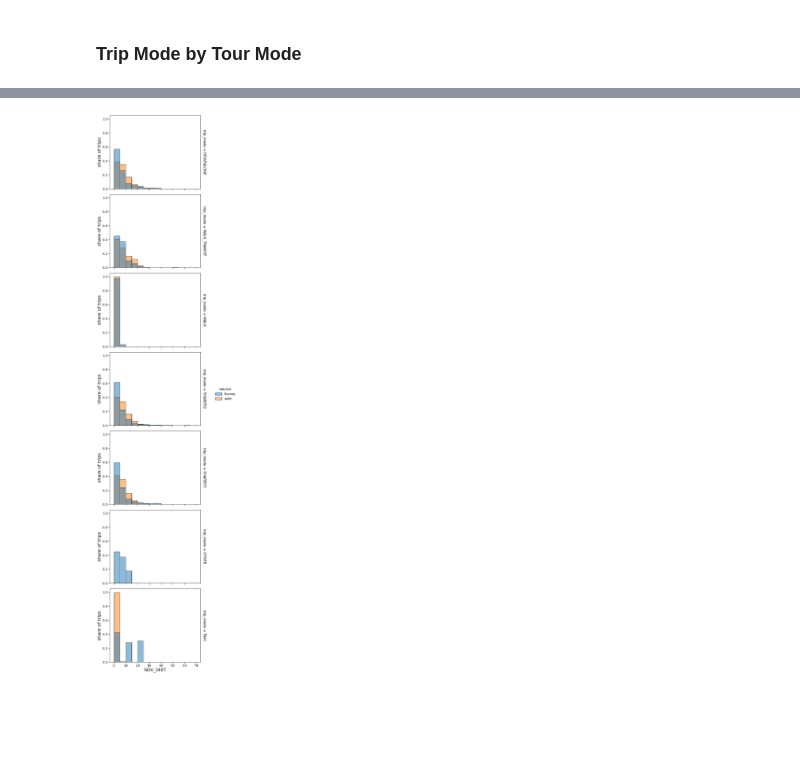
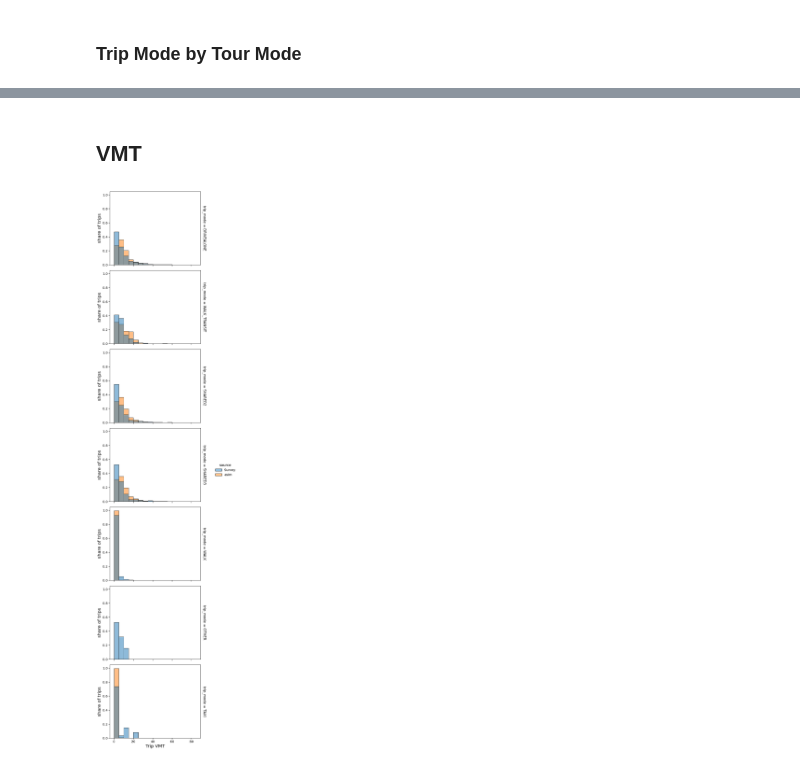
Before and after one commit to SANDAG/ABM, a Jupyter notebook: src/asim_cross_border/notebooks/cross_border_summary_calibrate.ipynb, the cells around one changed output, grey strips where cells are left out. Drawn from its saved outputs; the diff is of its cells as text; code cells hidden in the pictures; blank space fills up the shorter version.

```diff
--- a/src/asim_cross_border/notebooks/cross_border_summary_calibrate.ipynb
+++ b/src/asim_cross_border/notebooks/cross_border_summary_calibrate.ipynb
@@ -1223,21 +1209,32 @@ writer.save()
 writer.close()
 # %% [markdown]
 <!-- ### Trip Distance by Trip Mode -->
+# %%
+asim_uniq_trip_ods = asim_trips[['orig_taz', 'dest_taz']].drop_duplicates()
+asim_uniq_trip_ods['sov_dist'] = skims['SOV_NT_M_DIST__EA'][asim_uniq_trip_ods['orig_taz'].values - 1, asim_uniq_trip_ods['dest_taz'].values - 1]
+
+Survey_uniq_trip_ods = Survey_trips[['orig_taz', 'dest_taz']].drop_duplicates()
+Survey_uniq_trip_ods['sov_dist'] = skims['SOV_NT_M_DIST__EA'][Survey_uniq_trip_ods['orig_taz'].values - 1, Survey_uniq_trip_ods['dest_taz'].values - 1]
+
+asim_trips_w_dist = asim_trips.merge(asim_uniq_trip_ods, left_on=['orig_taz', 'dest_taz'], right_on=['orig_taz','dest_taz'])
+Survey_trips_w_dist = Survey_trips.merge(Survey_uniq_trip_ods, left_on=['orig_taz','dest_taz'], right_on=['orig_taz','dest_taz'])
 # %%
 asim_trips_w_dist['sample_rate'] = 1
+# %% [markdown]
+## VMT
 # %%
 trip_dist_by_mode = pd.concat(
     (asim_trips_w_dist[['trip_mode','sov_dist','source','sample_rate']], Survey_trips_w_dist[['trip_mode','sov_dist','source','sample_rate']]), names=['asim','Survey'])
 # trip_dist_by_mode = trip_dist_by_mode[trip_dist_by_mode.trip_mode == 'WALK']
 for src in ['asim','Survey']:
     for mode in trip_dist_by_mode.trip_mode.unique():
         trip_dist_by_mode.loc[(trip_dist_by_mode.source == src) &(trip_dist_by_mode.trip_mode == mode) ,'sample_rate_mode'] = trip_dist_by_mode[(trip_dist_by_mode.source == src) &(trip_dist_by_mode.trip_mode == mode)].sample_rate/trip_dist_by_mode[(trip_dist_by_mode.source == src) &(trip_dist_by_mode.trip_mode == mode)].sample_rate.sum()
 trip_dist_by_mode = trip_dist_by_mode.reset_index()
 with sns.plotting_context("notebook",font_scale=1.3):
     g = sns.displot(
         data=trip_dist_by_mode.sort_values('source'), x='sov_dist', row='trip_mode',hue='source',
         kind='hist', binwidth = 5,fill=True, aspect=1.5, common_norm=False,weights =trip_dist_by_mode.sort_values('source').sample_rate_mode,
         facet_kws={'sharex': True, 'sharey': True, 'despine':False, 'margin_titles':True})
-    g.set_axis_labels("SOV_DIST", "share of trips", fontsize=20)
+    g.set_axis_labels("Trip VMT", "share of trips", fontsize=20)
 # %% [output]
-[figure, old version]
+[figure, new version]
```
Also changed, not shown: parts of 17 cells of this notebook.
